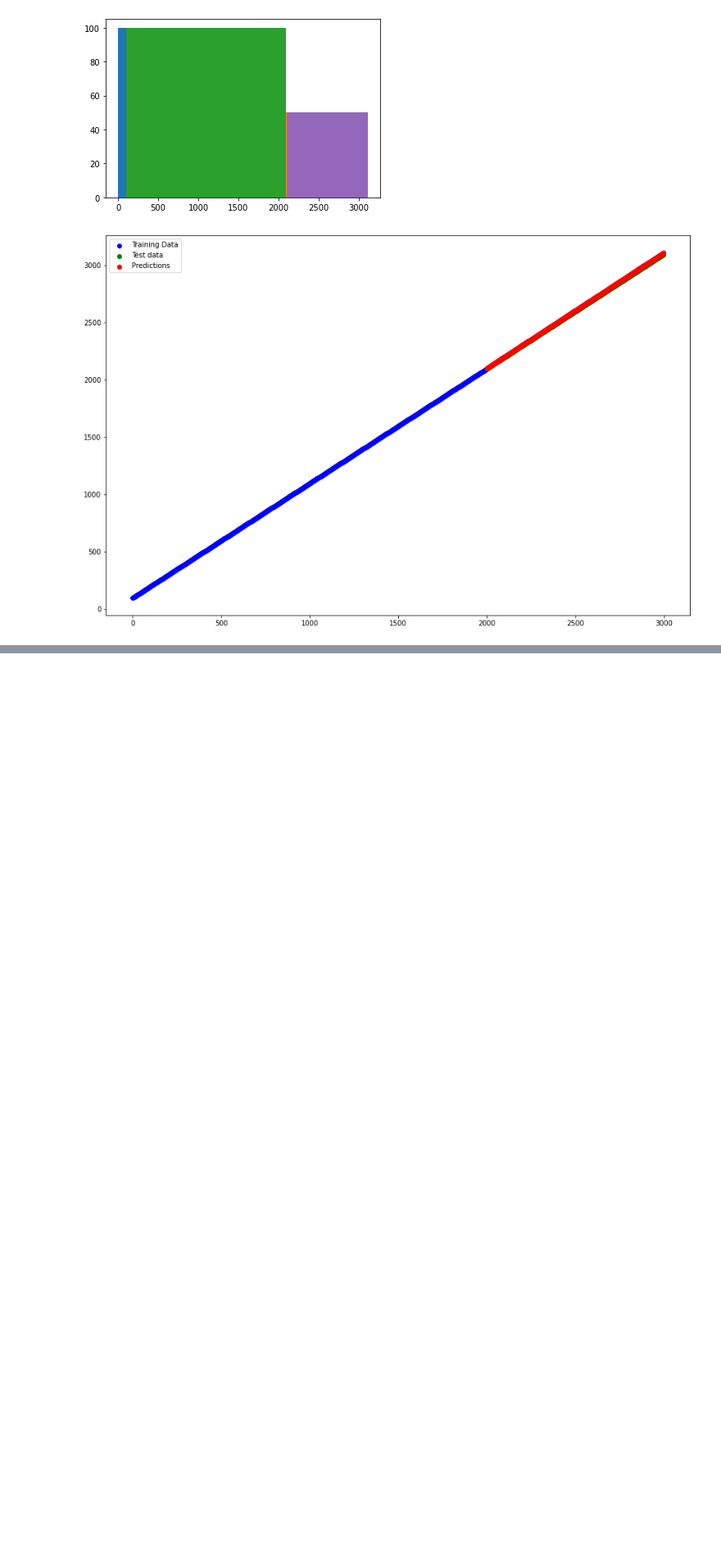
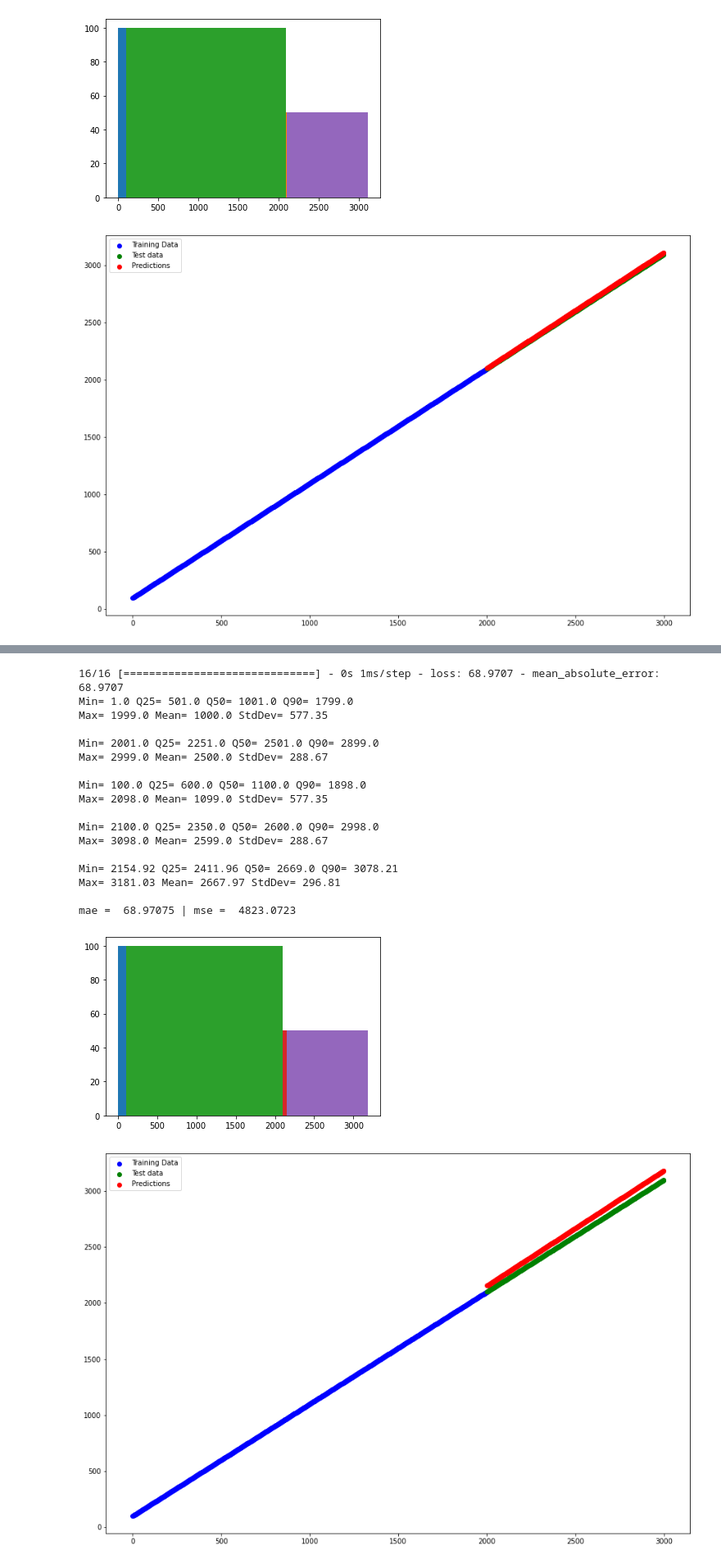
Before and after one commit to kevinsen-git/TF_Basics, a Jupyter notebook: Modelling_a_Genrated_Sequence.ipynb, the cells around one changed output, grey strips where cells are left out. Shown at 82% size. Drawn from its saved outputs; the diff is of its cells as text; code cells hidden in the pictures; blank space fills up the shorter version.

```diff
--- a/Modelling_a_Genrated_Sequence.ipynb
+++ b/Modelling_a_Genrated_Sequence.ipynb
@@ -380,0 +420,44 @@ mae =  9.351586 | mse =  95.77568
+# %%
+# Fit the model
+model.fit(X_train, y_train, epochs = 300, verbose=0)
+
+# Predict
+y_pred = model.predict(X_test)
+
+# Evaluate
+model.evaluate(X_test, y_test)
+
+# Summary
+my_stats2(X_train)
+my_stats2(X_test)
+my_stats2(y_train)
+my_stats2(y_test)
+my_stats2(y_pred)
+
+
+# Get mae_mse
+my_mae_mse(y_test, y_pred)
+
+
+# Plot
+plot_predictions(X_train, y_train, X_test, y_test, y_pred)
+# %% [output]
+16/16 [==============================] - 0s 1ms/step - loss: 68.9707 - mean_absolute_error: 68.9707
+Min= 1.0 Q25= 501.0 Q50= 1001.0 Q90= 1799.0
+Max= 1999.0 Mean= 1000.0 StdDev= 577.35
+
+Min= 2001.0 Q25= 2251.0 Q50= 2501.0 Q90= 2899.0
+Max= 2999.0 Mean= 2500.0 StdDev= 288.67
+
+Min= 100.0 Q25= 600.0 Q50= 1100.0 Q90= 1898.0
+Max= 2098.0 Mean= 1099.0 StdDev= 577.35
+
+Min= 2100.0 Q25= 2350.0 Q50= 2600.0 Q90= 2998.0
+Max= 3098.0 Mean= 2599.0 StdDev= 288.67
+
+Min= 2154.92 Q25= 2411.96 Q50= 2669.0 Q90= 3078.21
+Max= 3181.03 Mean= 2667.97 StdDev= 296.81
+
+mae =  68.97075 | mse =  4823.0723
+[figure, added]
+[figure, added]
```
Also changed, not shown: parts of 5 cells of this notebook.
